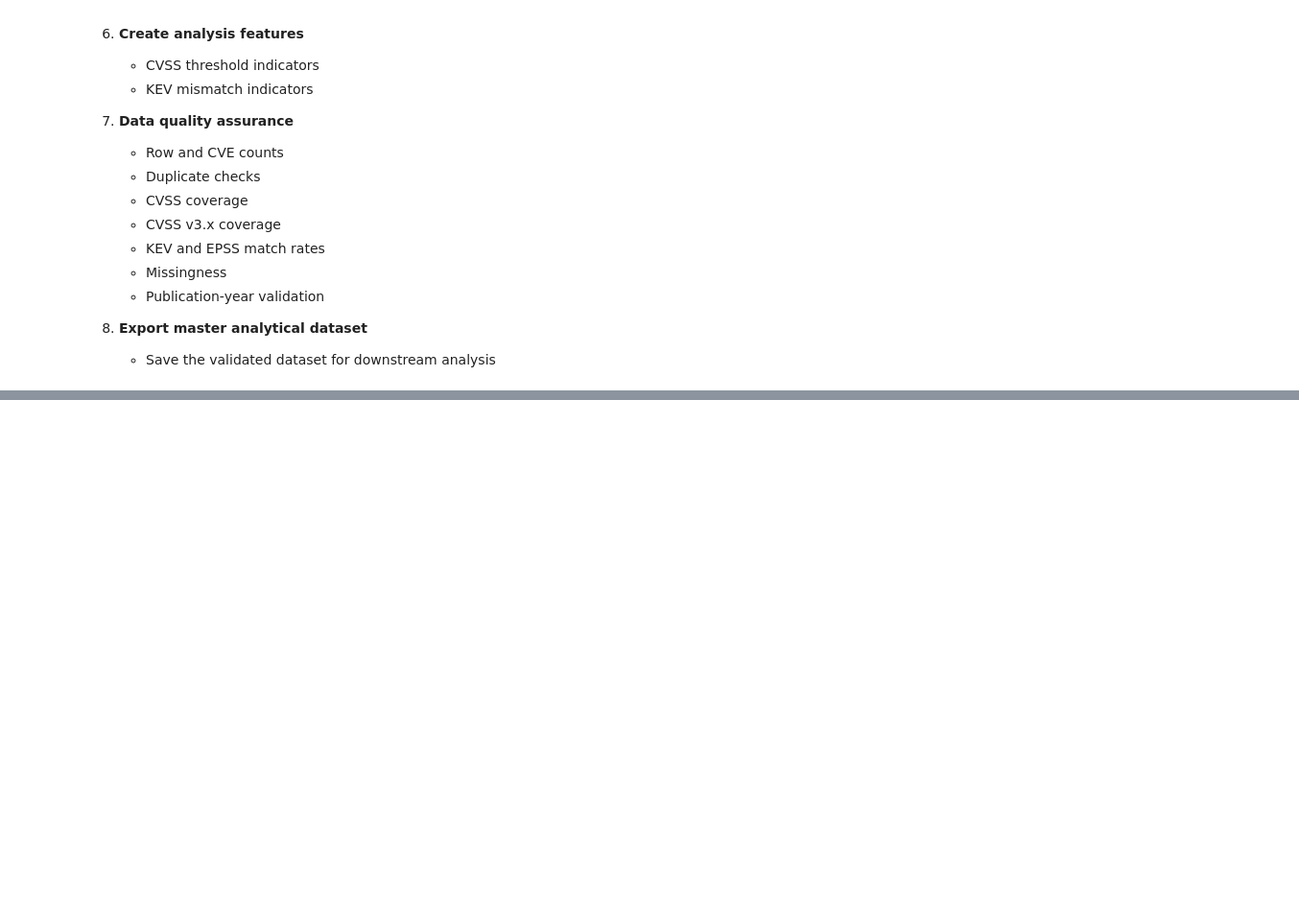
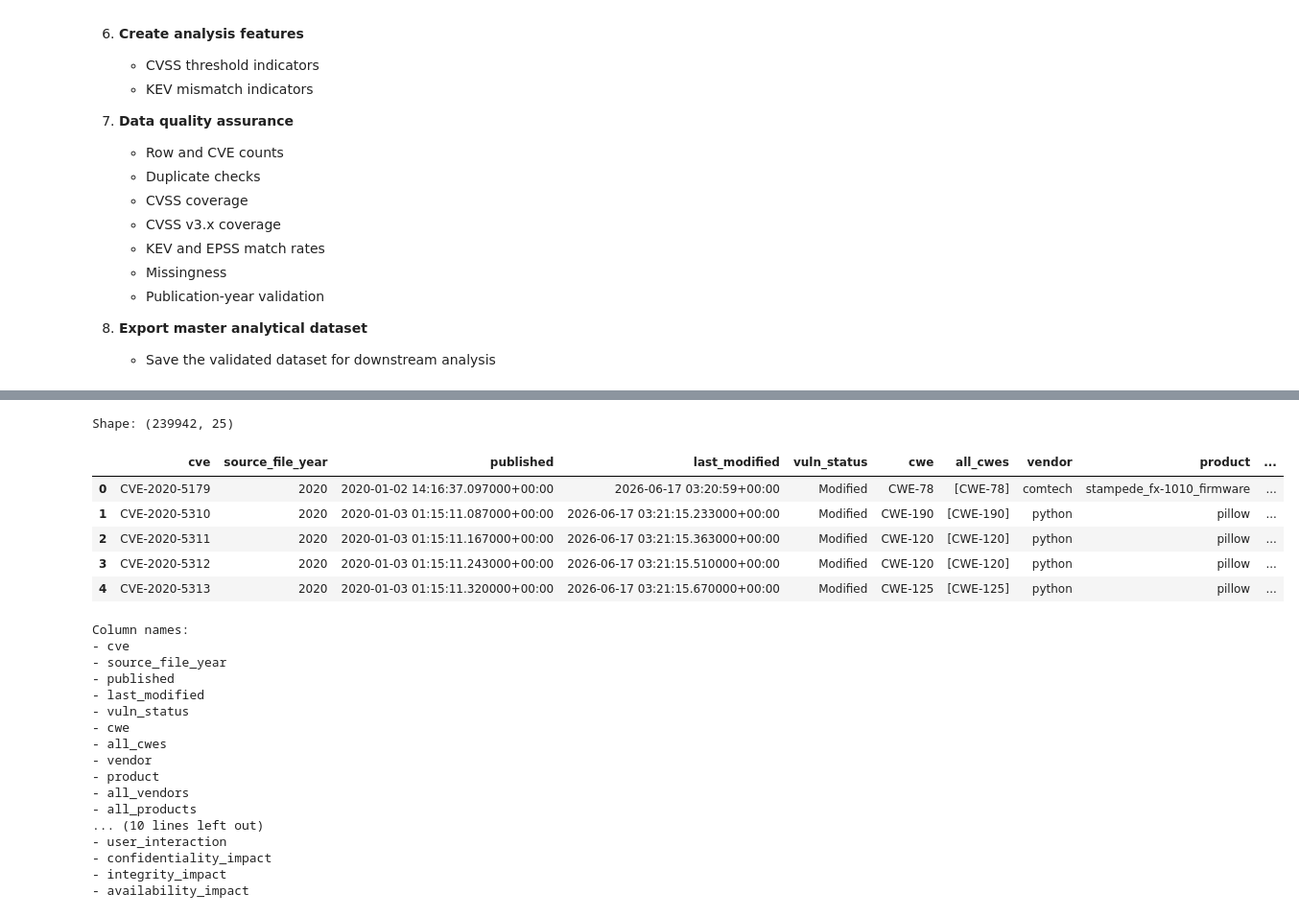
Before and after one commit to aaliyahmjh/data698-capstone, a Jupyter notebook: notebooks/data_preparation.ipynb, the cells around one changed output, grey strips where cells are left out. Shown at 96% size. Saved outputs shown, nothing was run; the diff lists cells and outputs as text; code cells hidden in the pictures; blank space fills up the shorter version.

```diff
--- a/notebooks/data_preparation.ipynb
+++ b/notebooks/data_preparation.ipynb
@@ -135,0 +507,35 @@ This notebook is organized into the following stages:
+# %%
+# Inspect standardized NVD dataframe
+
+print("Shape:", nvd_df.shape)
+
+display(nvd_df.head())
+
+print("\nColumn names:")
+for column in nvd_df.columns:
+    print("-", column)
+# %% [output]
+Shape: (239942, 25)
+|  | cve | source_file_year | published | last_modified | vuln_status | cwe | all_cwes | vendor | product | ... |
+| 0 | CVE-2020-5179 | 2020 | 2020-01-02 14:16:37.097000+00:00 | 2026-06-17 03:20:59+00:00 | Modified | CWE-78 | [CWE-78] | comtech | stampede_fx-1010_firmware | ... |
+| 1 | CVE-2020-5310 | 2020 | 2020-01-03 01:15:11.087000+00:00 | 2026-06-17 03:21:15.233000+00:00 | Modified | CWE-190 | [CWE-190] | python | pillow | ... |
+| 2 | CVE-2020-5311 | 2020 | 2020-01-03 01:15:11.167000+00:00 | 2026-06-17 03:21:15.363000+00:00 | Modified | CWE-120 | [CWE-120] | python | pillow | ... |
+| 3 | CVE-2020-5312 | 2020 | 2020-01-03 01:15:11.243000+00:00 | 2026-06-17 03:21:15.510000+00:00 | Modified | CWE-120 | [CWE-120] | python | pillow | ... |
+| 4 | CVE-2020-5313 | 2020 | 2020-01-03 01:15:11.320000+00:00 | 2026-06-17 03:21:15.670000+00:00 | Modified | CWE-125 | [CWE-125] | python | pillow | ... |
+Column names:
+- cve
+- source_file_year
+- published
+- last_modified
+- vuln_status
+- cwe
+- all_cwes
+- vendor
+- product
+- all_vendors
+- all_products
+... (10 lines left out)
+- user_interaction
+- confidentiality_impact
+- integrity_impact
+- availability_impact
```
Also changed, not shown: parts of 48 cells of this notebook.
